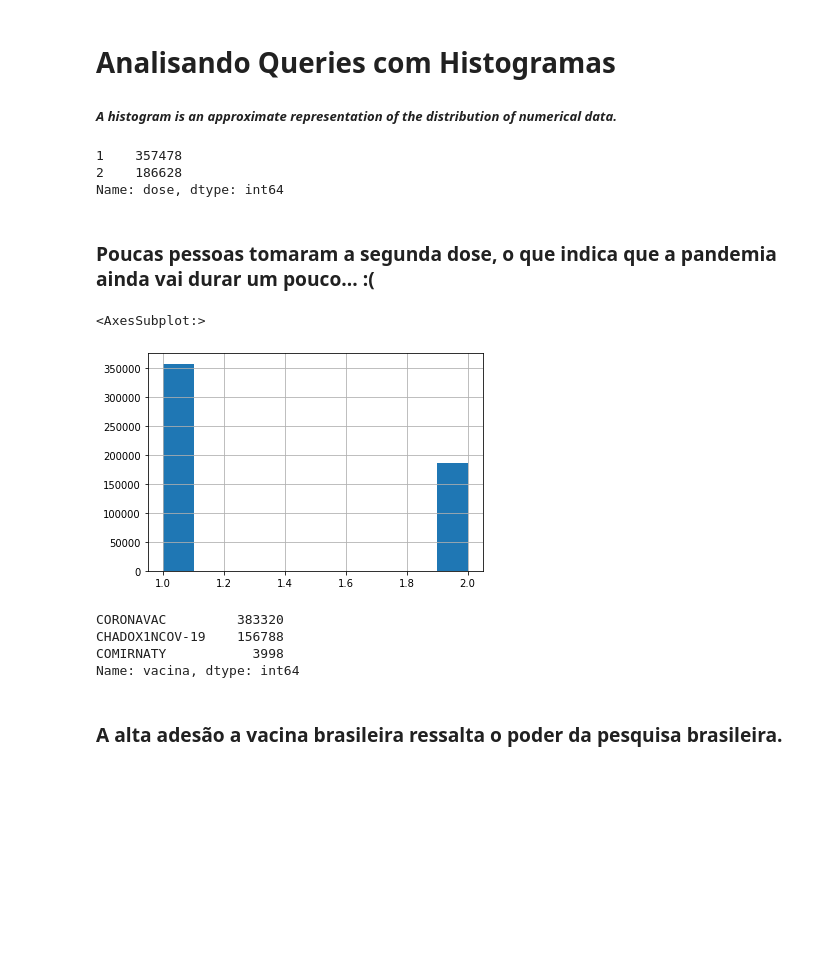
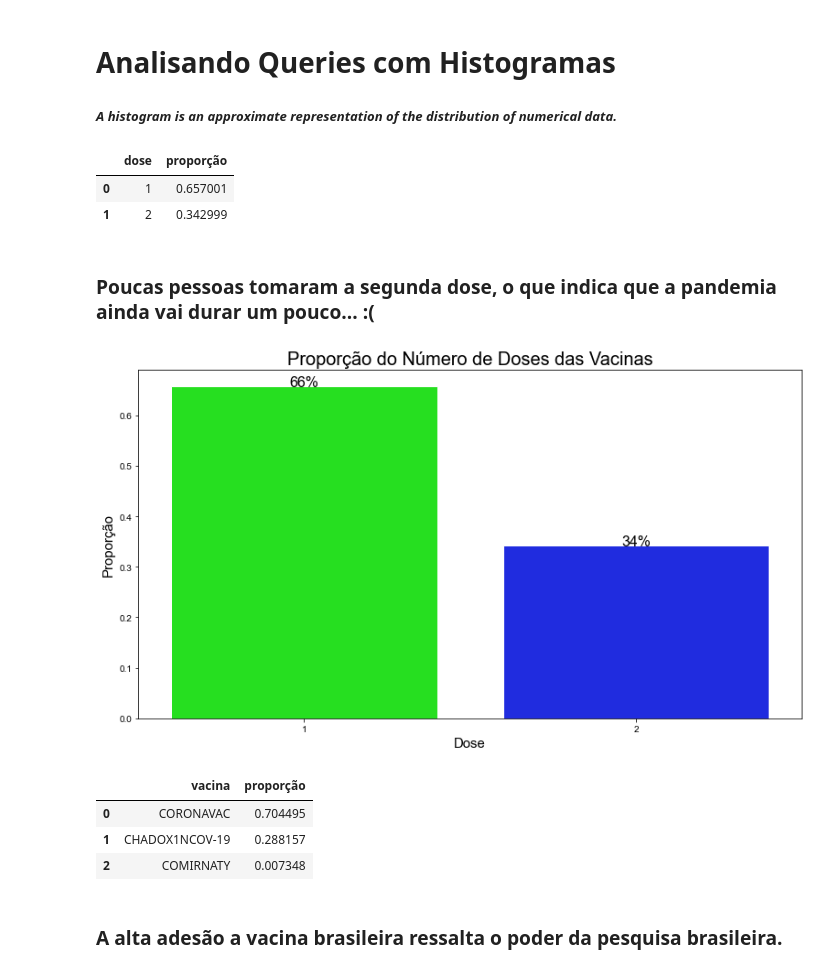
Before and after one commit to yvesemmanuel/analise_dados, a Jupyter notebook: Análise de Dados da Vacinação no Recife.ipynb, the cells around one changed output. Drawn from its saved outputs; the diff is of its cells as text; code cells hidden in the pictures; blank space fills up the shorter version.

```diff
--- a/Análise de Dados da Vacinação no Recife.ipynb
+++ b/Análise de Dados da Vacinação no Recife.ipynb
@@ -93,9 +94,3 @@ data.head()
 # %% [markdown]
 # Analisando Queries com Histogramas
 ##### *A histogram is an approximate representation of the distribution of numerical data.*
-# %%
-data['dose'].value_counts()
-# %% [output]
-1    357478
-2    186628
-Name: dose, dtype: int64
@@ -102,17 +100,50 @@ Name: dose, dtype: int64
+# %%
+# Criando um dataframe com a proporção da classe dose
+doses_proportion = data['dose'].value_counts(normalize= True).reset_index()
+doses_proportion.columns = ['dose', 'proporção']
+doses_proportion
+# %% [output]
+|  | dose | proporção |
+| 0 | 1 | 0.657001 |
+| 1 | 2 | 0.342999 |
 # %% [markdown]
 ### Poucas pessoas tomaram a segunda dose, o que indica que a pandemia ainda vai durar um pouco... :(
 # %%
-data['dose'].hist()
+# Criando figura e eixos
+fig, ax = plt.subplots(figsize=(13, 7))
+
+# Mudando o estilo de fundo
+sns.set_style('darkgrid')
+
+# Criando uma palheta de 2 cores
+sns.set_palette(sns.color_palette('hsv', 2))
+
+# Criando o gráfico
+sns.barplot(x= 'dose', y= 'proporção', data= doses_proportion, ax= ax)
+
+# Adicionando os títulos e mudando o tamanho das fontes
+plt.title('Proporção do Número de Doses das Vacinas', fontsize=20)
+plt.xlabel('Dose', fontsize=15)
+plt.ylabel('Proporção', fontsize=15)
+
+# Adicionando os valores acima da barra
+for index, row in doses_proportion.iterrows():
+    ax.text(index, row['proporção'], "{:.0%}".format(row['proporção']), color= 'black', ha= "center", fontsize= 16)
+
+# Plotando o gráfico
+plt.show()
 # %% [output]
-<AxesSubplot:>
-[figure, old version]
+[figure, new version]
 # %%
-data['vacina'].value_counts()
+# Criando um dataframe com a proporção da classe vacina
+vaccines_proportion = data['vacina'].value_counts(normalize= True).reset_index()
+vaccines_proportion.columns = ['vacina', 'proporção']
+vaccines_proportion
 # %% [output]
-CORONAVAC         383320
-CHADOX1NCOV-19    156788
-COMIRNATY           3998
-Name: vacina, dtype: int64
+|  | vacina | proporção |
+| 0 | CORONAVAC | 0.704495 |
+| 1 | CHADOX1NCOV-19 | 0.288157 |
+| 2 | COMIRNATY | 0.007348 |
 # %% [markdown]
 ### A alta adesão a vacina brasileira ressalta o poder da pesquisa brasileira.
 # %%
```
Also changed, not shown: parts of 5 cells of this notebook.
